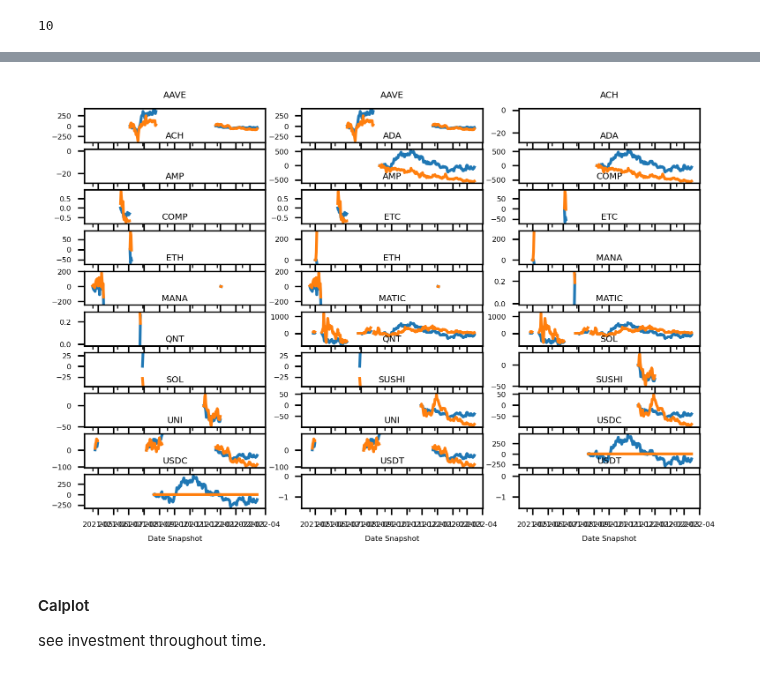
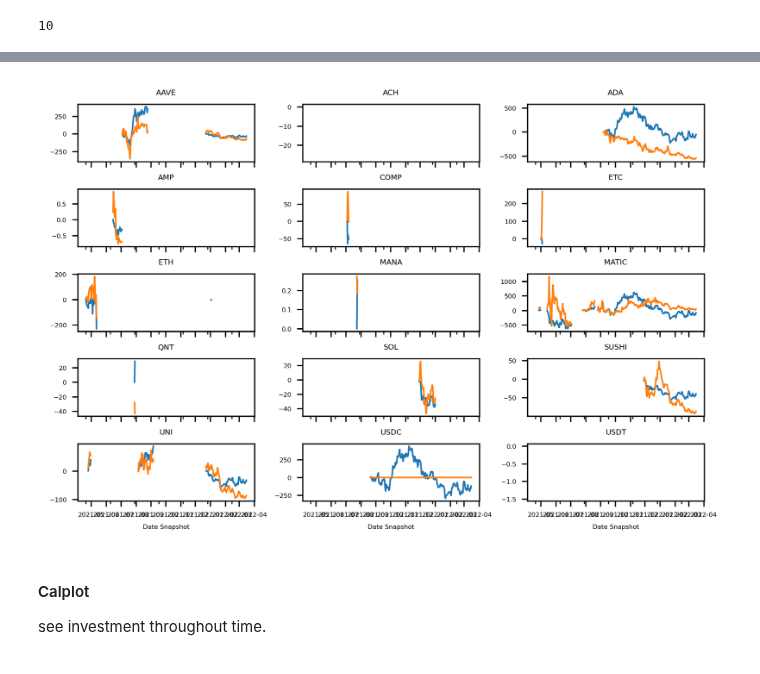
Before and after one commit to giocaizzi/surfingcrypto, a Jupyter notebook: notebooks/portfolio.ipynb, the cells around one changed output, grey strips where cells are left out. Cells and saved outputs as stored; diff of their text form; code cells hidden in the pictures.

```diff
--- a/notebooks/portfolio.ipynb
+++ b/notebooks/portfolio.ipynb
@@ -283,18 +275,17 @@ t.daily_grouped_metrics(
 # %%
-uniqs=t.daily_grouped_metrics(
+df=t.daily_grouped_metrics(
     combined_df, ["Benchmark Gain / (Loss)","Stock Gain / (Loss)"],
     by_symbol=True
-    ).columns.get_level_values(1)
+    )
+uniqs=df.columns.get_level_values(1).unique()
 plt.rcParams.update({'font.size': 4})
 f,axes=plt.subplots(ncols=3,nrows=len(uniqs)//3+len(uniqs)%3,dpi=300,sharex=True)
 for coin,ax in zip(uniqs,axes.flatten()):
-    t.daily_grouped_metrics(
-    combined_df, ["Benchmark Gain / (Loss)","Stock Gain / (Loss)"],
-    by_symbol=True
-    )[("value",coin)].plot(ax=ax,legend=False)
+    df[("value",coin)].plot(ax=ax,legend=False,linewidth=1)
     ax.set_title(coin)
+f.tight_layout()
 # %% [output]
-[figure, old version]
+[figure, new version]
 # %% [markdown]
 #### Calplot
 
```
Also changed, not shown: parts of 4 cells of this notebook.
